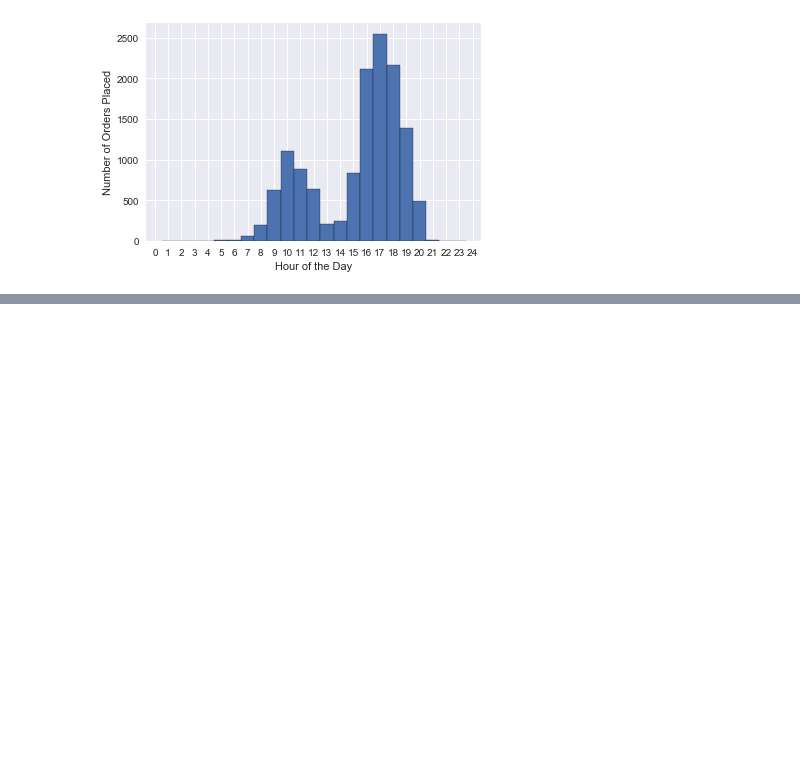
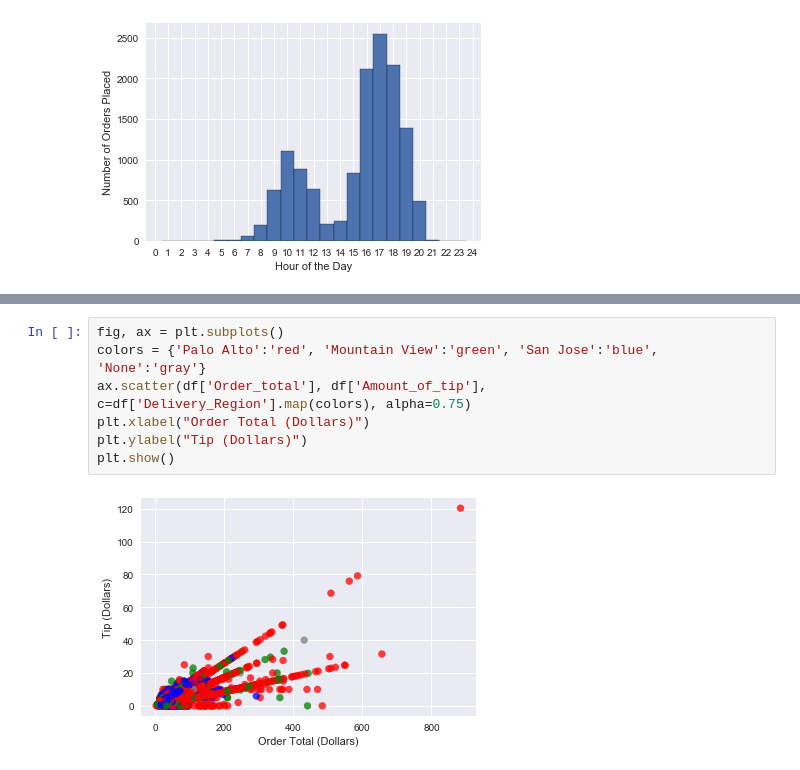
Before and after one commit to toestie/fooddelivery-dataset, a Jupyter notebook: notebooks/analysis.ipynb, the cells around one changed output, grey strips where cells are left out. Drawn from its saved outputs; the diff is of its cells as text; blank space fills up the shorter version.

```diff
--- a/notebooks/analysis.ipynb
+++ b/notebooks/analysis.ipynb
@@ -184,0 +175,9 @@ plt.show()
+# %%
+fig, ax = plt.subplots()
+colors = {'Palo Alto':'red', 'Mountain View':'green', 'San Jose':'blue', 'None':'gray'}
+ax.scatter(df['Order_total'], df['Amount_of_tip'], c=df['Delivery_Region'].map(colors), alpha=0.75)
+plt.xlabel("Order Total (Dollars)")
+plt.ylabel("Tip (Dollars)")
+plt.show()
+# %% [output]
+[figure, added]
```
Also changed, not shown: parts of 3 cells of this notebook.
